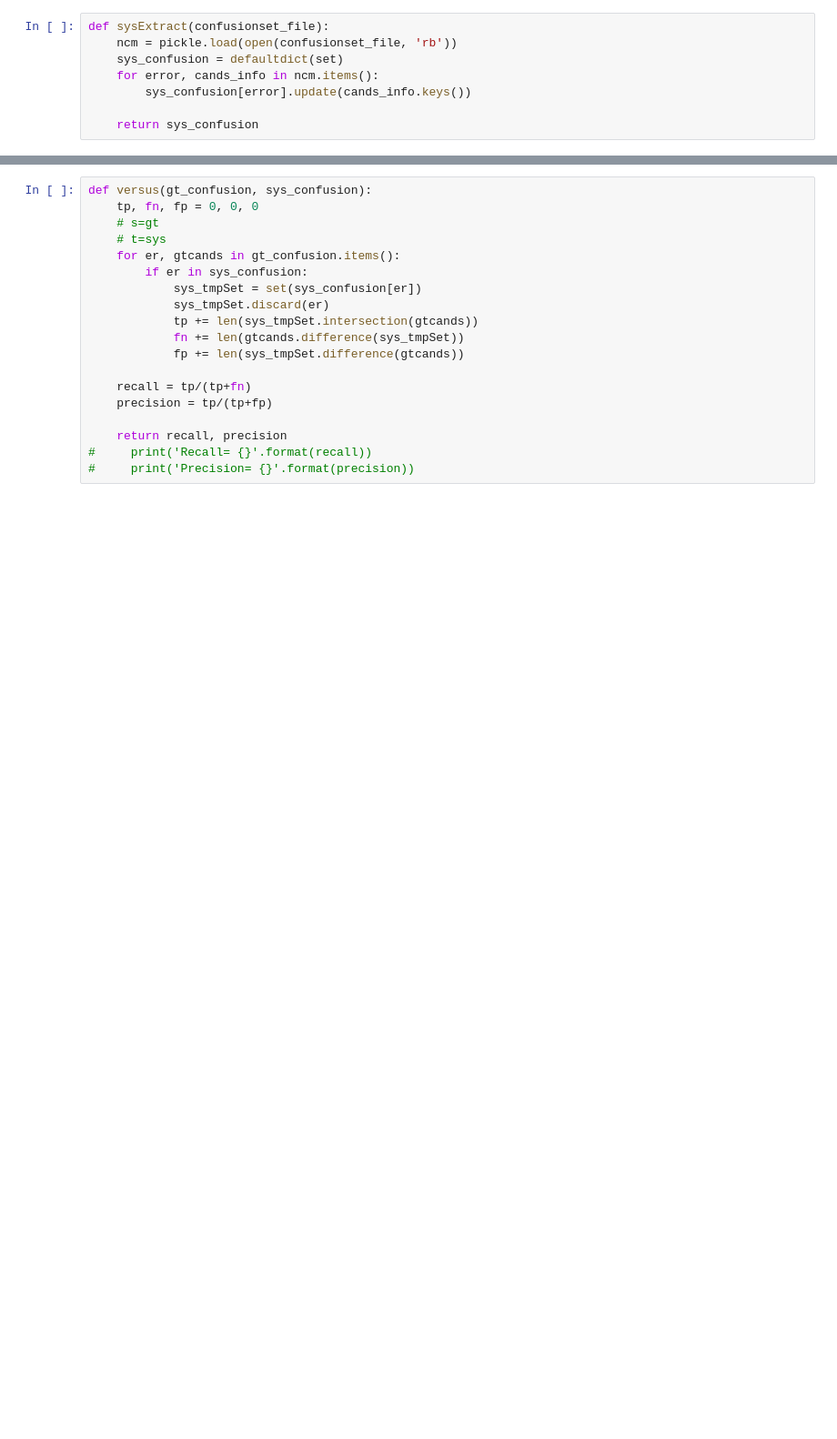
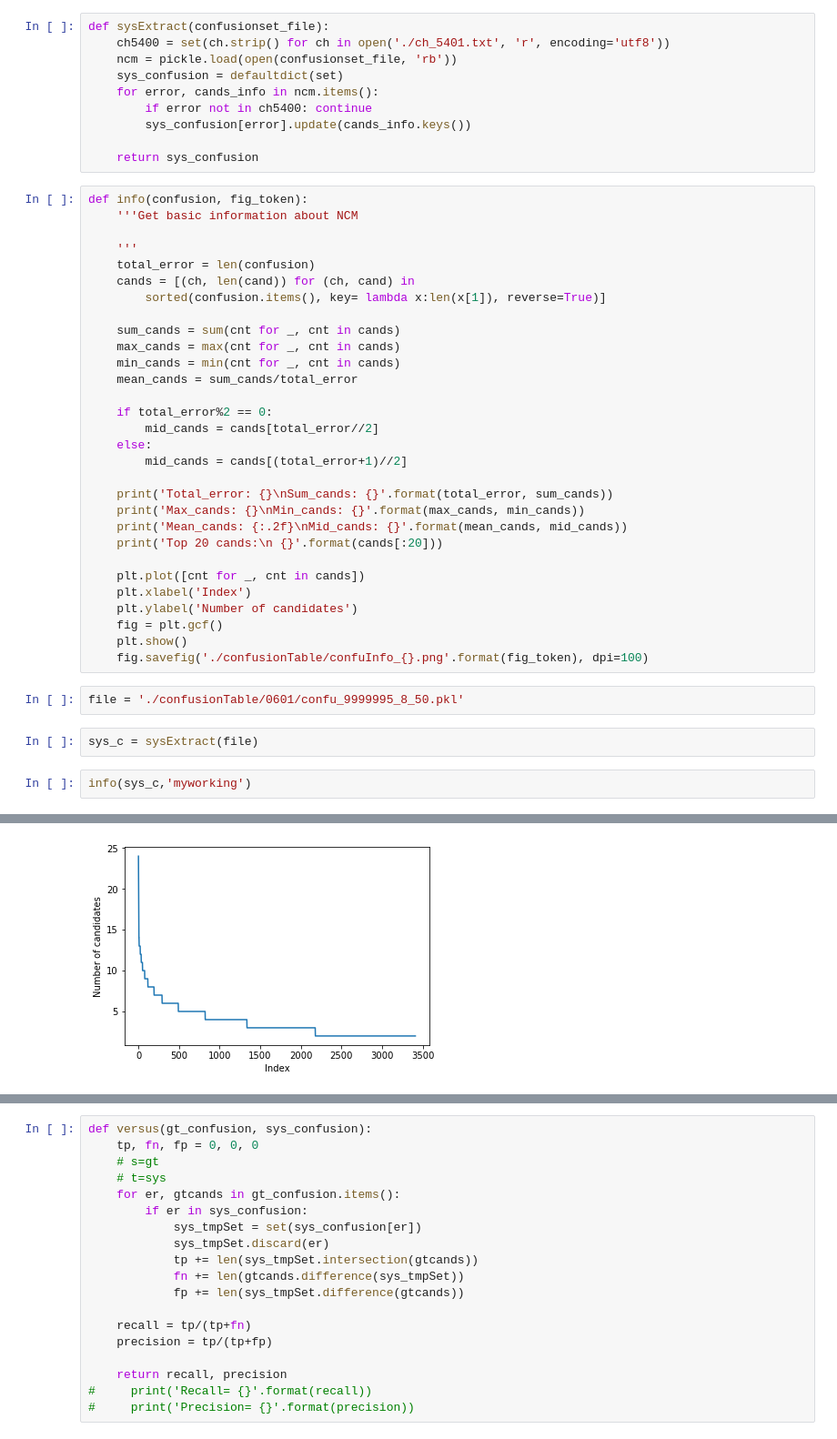
Before and after one commit to sean2249/CSC, a Jupyter notebook: confusionConverage.ipynb, the cells around one changed output, grey strips where cells are left out. Shown at 91% size. Cells and saved outputs as stored; diff of their text form; blank space fills up the shorter version.

```diff
--- a/confusionConverage.ipynb
+++ b/confusionConverage.ipynb
@@ -17,9 +32,48 @@ def gtExtract(testfile, method):
     return gt_confusion
 # %%
 def sysExtract(confusionset_file):
+    ch5400 = set(ch.strip() for ch in open('./ch_5401.txt', 'r', encoding='utf8'))
     ncm = pickle.load(open(confusionset_file, 'rb'))
     sys_confusion = defaultdict(set)
     for error, cands_info in ncm.items():
+        if error not in ch5400: continue
         sys_confusion[error].update(cands_info.keys())
 
     return sys_confusion
+# %%
+def info(confusion, fig_token):
+    '''Get basic information about NCM
+
+    '''
+    total_error = len(confusion)
+    cands = [(ch, len(cand)) for (ch, cand) in
+        sorted(confusion.items(), key= lambda x:len(x[1]), reverse=True)]
+
+    sum_cands = sum(cnt for _, cnt in cands)
+    max_cands = max(cnt for _, cnt in cands)
+    min_cands = min(cnt for _, cnt in cands)
+    mean_cands = sum_cands/total_error
+
+    if total_error%2 == 0:
+        mid_cands = cands[total_error//2]
+    else:
+        mid_cands = cands[(total_error+1)//2]
+
+    print('Total_error: {}\nSum_cands: {}'.format(total_error, sum_cands))
+    print('Max_cands: {}\nMin_cands: {}'.format(max_cands, min_cands))
+    print('Mean_cands: {:.2f}\nMid_cands: {}'.format(mean_cands, mid_cands))
+    print('Top 20 cands:\n {}'.format(cands[:20]))
+
+    plt.plot([cnt for _, cnt in cands])
+    plt.xlabel('Index')
+    plt.ylabel('Number of candidates')
+    fig = plt.gcf()
+    plt.show()
+    fig.savefig('./confusionTable/confuInfo_{}.png'.format(fig_token), dpi=100)
+# %%
+file = './confusionTable/0601/confu_9999995_8_50.pkl'
+# %%
+sys_c = sysExtract(file)
+# %%
+info(sys_c,'myworking')
+# %% [output]
@@ -25,0 +88 @@ def sysExtract(confusionset_file):
+[figure, added]
```
Also changed, not shown: parts of 26 cells of this notebook, 41 other files.
